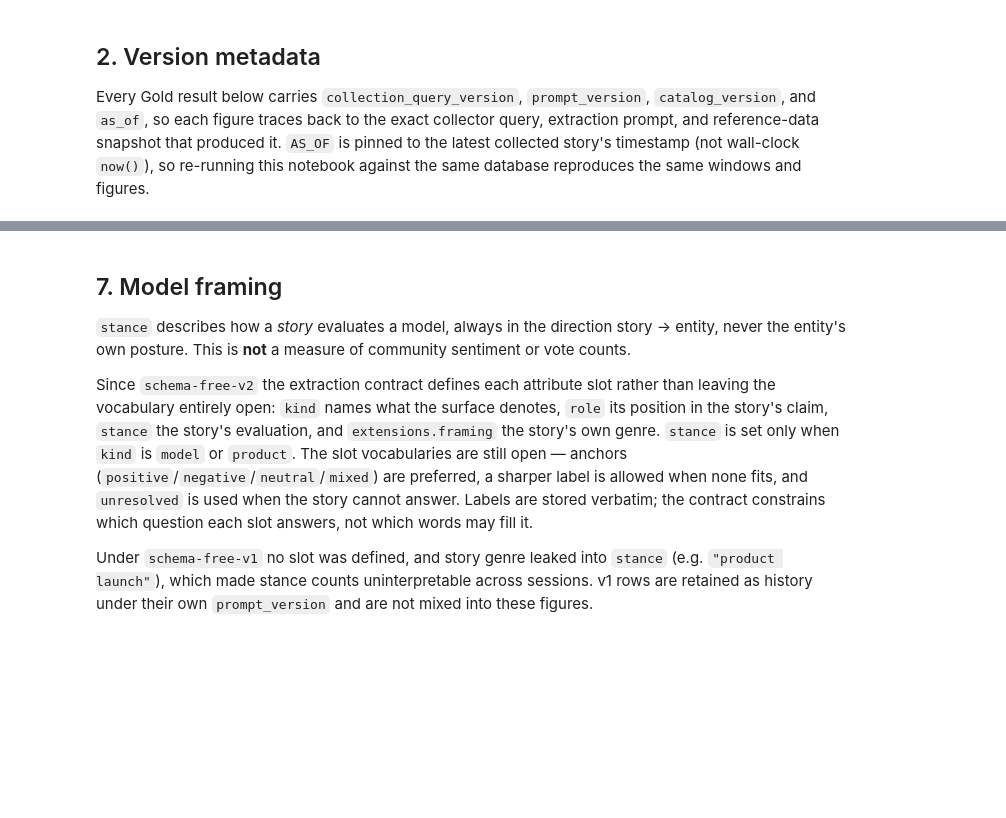
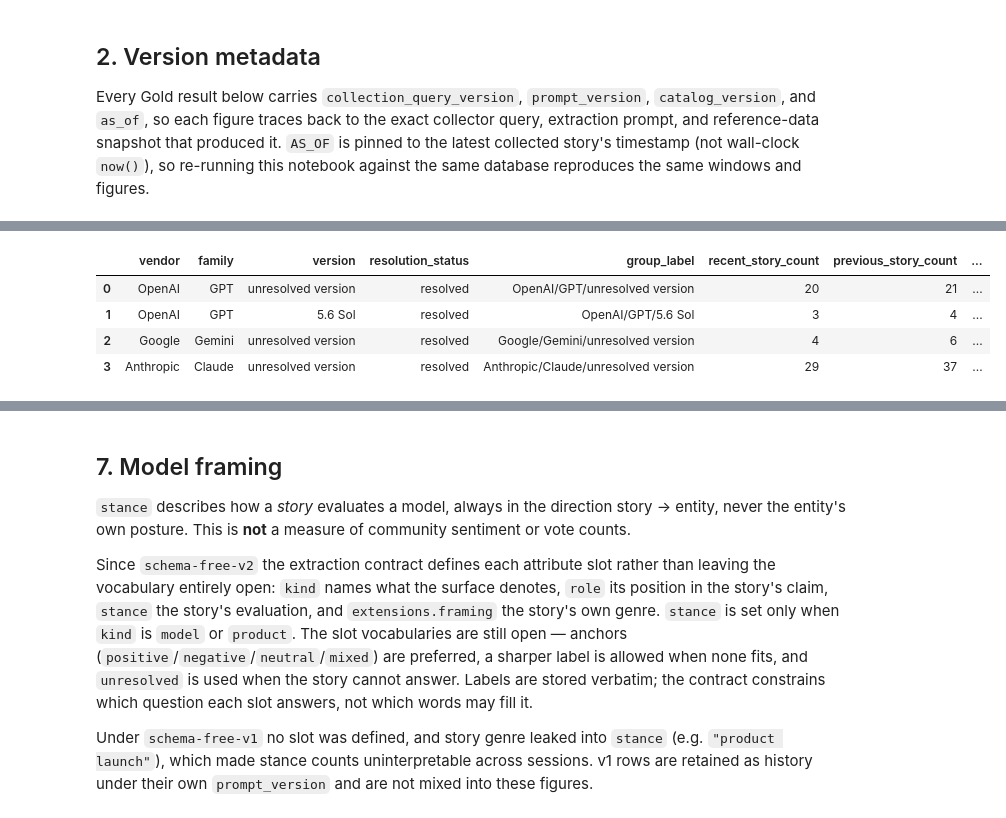
Before and after one commit to duckchud/ai_pulse, a Jupyter notebook: analysis.ipynb, the cells around one changed output, grey strips where cells are left out. Drawn from its saved outputs; the diff is of its cells as text; code cells hidden in the pictures; blank space fills up the shorter version.

```diff
--- a/analysis.ipynb
+++ b/analysis.ipynb
@@ -84,6 +128,12 @@ Same computation as Section 4, one level more specific: mentions without a resol
 # %%
-version_trend = emerging_models(conn, as_of=AS_OF, group_level="version")
+version_trend = candidate_emerging_models(conn, as_of=AS_OF, group_level="version")
 version_trend
+# %% [output]
+|  | vendor | family | version | resolution_status | group_label | recent_story_count | previous_story_count | ... |
+| 0 | OpenAI | GPT | unresolved version | resolved | OpenAI/GPT/unresolved version | 20 | 21 | ... |
+| 1 | OpenAI | GPT | 5.6 Sol | resolved | OpenAI/GPT/5.6 Sol | 3 | 4 | ... |
+| 2 | Google | Gemini | unresolved version | resolved | Google/Gemini/unresolved version | 4 | 6 | ... |
+| 3 | Anthropic | Claude | unresolved version | resolved | Anthropic/Claude/unresolved version | 29 | 37 | ... |
 # %%
 if not version_trend.empty:
     ax = version_trend.set_index("group_label")["mention_delta"].plot(
```
Also changed, not shown: parts of 18 cells of this notebook.
